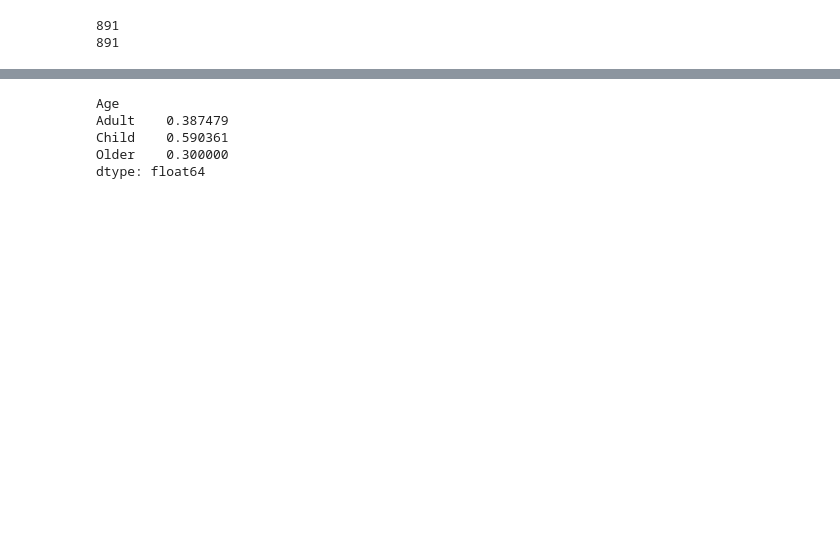
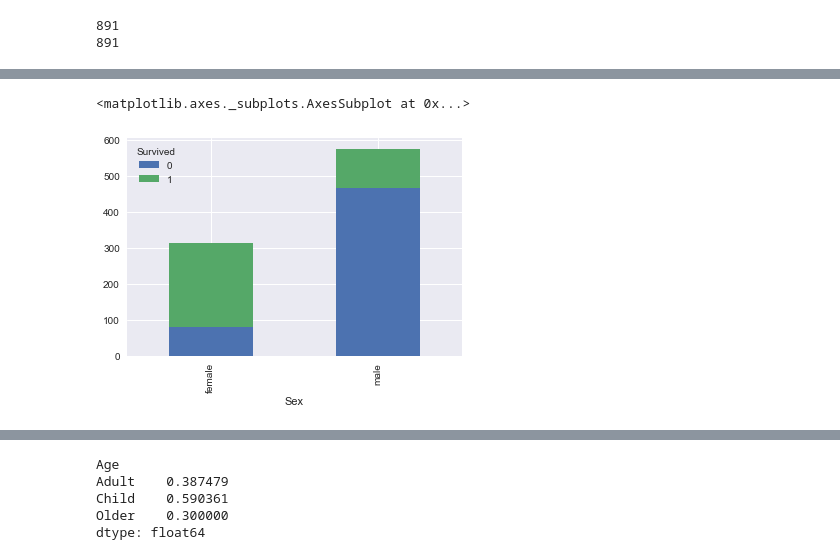
Before and after one commit to wowzero/titanic-data-analysis, a Jupyter notebook: Titanic.ipynb, the cells around one changed output, grey strips where cells are left out. Saved outputs shown, nothing was run; the diff lists cells and outputs as text; code cells hidden in the pictures; blank space fills up the shorter version.

```diff
--- a/Titanic.ipynb
+++ b/Titanic.ipynb
@@ -90,0 +129,6 @@ dtype: float64
+# %%
+#compare total number with survived number between female and male
+titanic.groupby(["Sex", "Survived"])['Survived'].count().unstack().plot.bar(stacked=True)
+# %% [output]
+<matplotlib.axes._subplots.AxesSubplot at 0x...>
+[figure, added]
```
Also changed, not shown: parts of 43 cells of this notebook.
